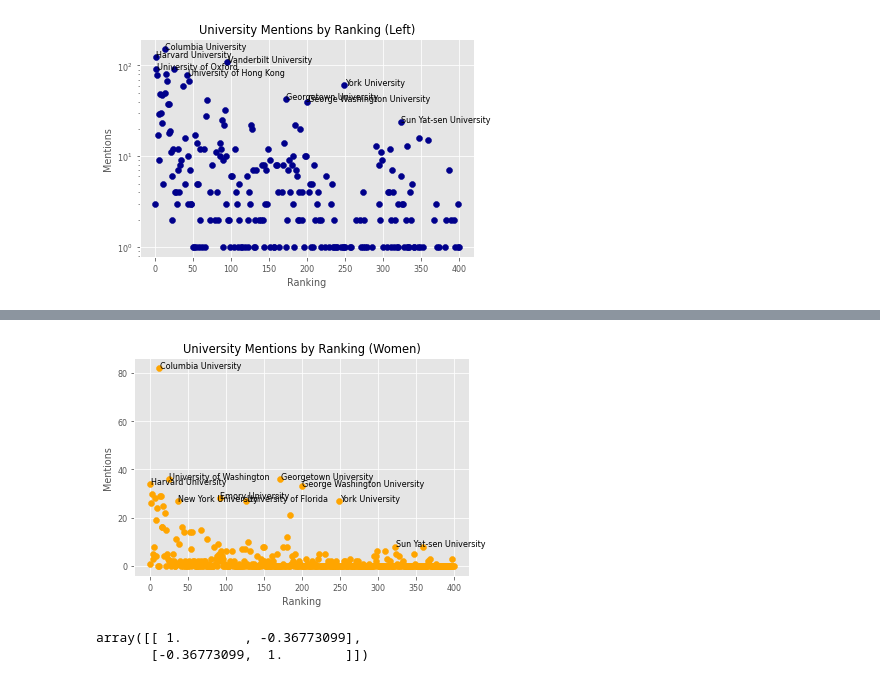
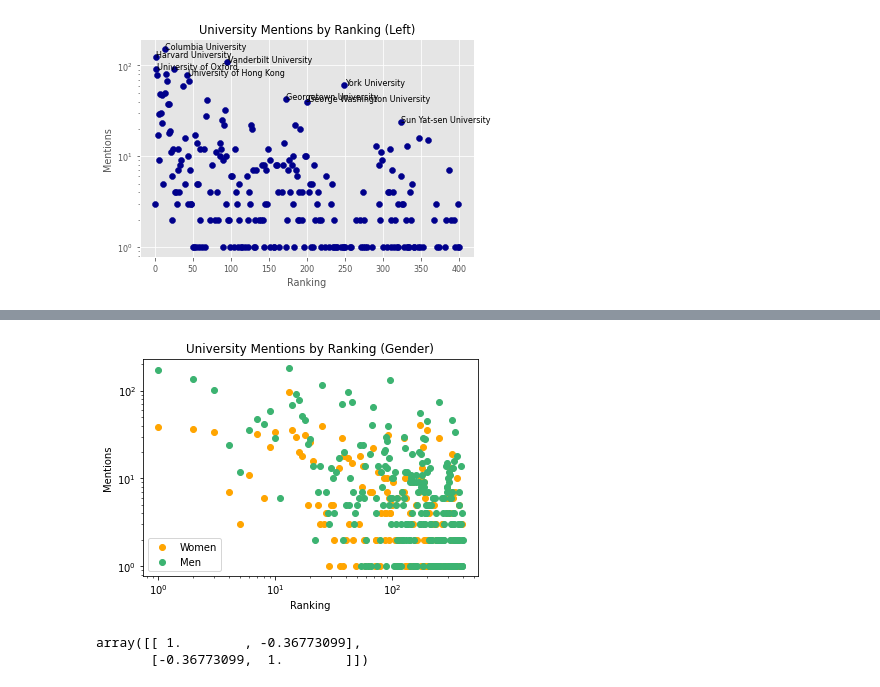
Before and after one commit to rebedorn/macro2, a Jupyter notebook: compare.ipynb, the cells around one changed output, grey strips where cells are left out. Drawn from its saved outputs; the diff is of its cells as text; code cells hidden in the pictures.

```diff
--- a/compare.ipynb
+++ b/compare.ipynb
@@ -1044,7 +1073,7 @@ print(df_slice.shape[0])
 # %%
 # count mentions
 
-times15 = pd.read_csv('timesData-2015rankings.csv')
+times15 = pd.read_csv('data/timesData-2015rankings.csv')
 for i in np.arange(201,402):
     times15.loc[i-1,"world_rank"]= i
 times15["c_total"] = 0; times15["c_breit"] = 0; times15["c_nyp"] = 0; times15["c_fox"] = 0;
@@ -1146,14 +1239,17 @@ plt.xticks(rotation=45)
 N = 401
 bins = pd.DataFrame([np.arange(8)]).T
 bins["range"] = 0
+times15["bin"] = 0
 for i in np.arange(0,8):
     if i == 0:
         df_slice = times15.loc[np.arange(i*50,50+i*50)]
         df_slice = df_slice[df_slice['c_total'] > 0]
+        times15.loc[np.arange(i*50,50+i*50),"bin"] = i
         bins.loc[i,"range"] = str((i*50,50+i*50))
     else:
         df_slice = times15.loc[np.arange(1+i*50,50+i*50)]
         df_slice = df_slice[df_slice['c_total'] > 0]
+        times15.loc[np.arange(1+i*50,50+i*50),"bin"] = i
         bins.loc[i,"range"] = str((1+i*50,50+i*50))
     bins.loc[i,"total"] = df_slice['c_total'].sum()
     bins.loc[i,"average"] = df_slice['c_total'].sum() / df_slice.shape[0]
@@ -1166,8 +1262,6 @@ plt.xlabel("Ranking Bin")
 plt.ylabel("Average Citations")
 plt.title("Average University Mentions (Binned)")
 plt.xticks(rotation=45)
-
-bins
 # %% [output]
 |  | range | total | average | med |
 | 0 | (0, 50) | 2984.0 | 63.489362 | 31.0 |
@@ -1204,8 +1300,8 @@ plt.pie(toplot,labels=['University','Government','Think Tank','Unknown'],autopct
   Text(-0.3880028389879558, -0.4576612250751493, '72.4%')])
 [figure]
 # %%
-total = whole_qse['female_t'].sum() + whole_qse['male_t'].sum() + whole_qse['andy_t'].sum() + whole_qse['unknown_t'].sum()
-toplot = [whole_qse['male_t'].sum()/total, whole_qse['female_t'].sum()/total,whole_qse['andy_t'].sum()/total, whole_qse['unknown_t'].sum()/total]
-plt.pie(toplot, colors=['mediumseagreen','orange','violet','skyblue'],labels=['Men','Women','Androgenous','Unknown'],autopct='%1.1f%%')
-plt.title('With Unknown')
+total = whole_qse['female_t'].sum() + whole_qse['male_t'].sum() + whole_qse['andy_t'].sum()
+toplot = [whole_qse['male_t'].sum()/total, whole_qse['female_t'].sum()/total,whole_qse['andy_t'].sum()/total,]
+plt.pie(toplot, colors=['mediumseagreen','orange','violet','skyblue'],labels=['Men','Women','Androgenous'],autopct='%1.1f%%')
+plt.title('Overall Gender Composition')
 # %% [output]
@@ -1291,11 +1429,13 @@ array([[ 1.        , -0.36773099],
 [figure]
 # %%
 # Ranking of mentions of women
-times15 = pd.read_csv('timesData-2015rankings.csv')
-for i in np.arange(201,402):
-    times15.loc[i-1,"world_rank"]= i
-times15["c_total"] = 0; times15["c_breit"] = 0; times15["c_nyp"] = 0; times15["c_fox"] = 0;
-times15["c_cnn"] = 0; times15["c_nyt"] = 0; times15["c_huff"] = 0# introduce column to count university mentions
+# Re-calculate according to gender
+
+#times15 = pd.read_csv('data/timesData-2015rankings.csv')
+#for i in np.arange(201,402):
+#    times15.loc[i-1,"world_rank"]= i
+times15["c_total_f"] = 0; times15["c_breit_f"] = 0; times15["c_nyp_f"] = 0; times15["c_fox_f"] = 0;
+times15["c_cnn_f"] = 0; times15["c_nyt_f"] = 0; times15["c_huff_f"] = 0# introduce column to count university mentions
 for i, x in times15.iterrows():
     univ = x.university_name
     total = 0
@@ -1303,20 +1443,54 @@ for i, x in times15.iterrows():
         df_slice = whole_educ_clean[whole_educ_clean.outlet == l]
         df_slice = df_slice[df_slice.educ_inst.str.contains(univ)]
         df_slice = df_slice[df_slice["female_t"] > 0]
-        times15.loc[i,"c_"+l.lower()] = df_slice.shape[0]
+        times15.loc[i,"c_"+l.lower()+"_f"] = df_slice.shape[0]
         total += df_slice.shape[0]
-    times15.loc[i,"c_total"] = total
+    times15.loc[i,"c_total_f"] = total
+times15["c_total_m"] = 0; times15["c_breit_m"] = 0; times15["c_nyp_m"] = 0; times15["c_fox_m"] = 0;
+times15["c_cnn_m"] = 0; times15["c_nyt_m"] = 0; times15["c_huff_m"] = 0# introduce column to count university mentions
+for i, x in times15.iterrows():
+    univ = x.university_name
+    total = 0
+    for l in ["BREIT","NYP","FOX","CNN","NYT","HUFF"]:
+        df_slice = whole_educ_clean[whole_educ_clean.outlet == l]
+        df_slice = df_slice[df_slice.educ_inst.str.contains(univ)]
+        df_slice = df_slice[df_slice["male_t"] > 0]
+        times15.loc[i,"c_"+l.lower()+"_m"] = df_slice.shape[0]
+        total += df_slice.shape[0]
+    times15.loc[i,"c_total_m"] = total
 
 N = 401
 fig, ax = plt.subplots()
-ax.scatter(times15.index,times15.c_huff + times15.c_nyt + times15.c_cnn,color='orange')
-for i, x in times15.iterrows():
-    if i in [13,1,25,37,92,127,172,200,249,323]:
-        plt.text(x=i+1, y=x.c_huff + x.c_nyt + x.c_cnn, s=x.university_name)
-    #plt.text(x=i+1, y=x.c_huff + x.c_nyt + x.c_cnn, s=i)
+ax.scatter(times15.index, times15.c_total_f,color='orange',label='Women')
+ax.scatter(times15.index, times15.c_total_m,color='mediumseagreen',label='Men')
 plt.xlabel("Ranking")
 plt.ylabel("Mentions")
-plt.title("University Mentions by Ranking (Women)")
-    #plt.text(x=i,y=x.c_total,s=i)
-np.corrcoef(times15.index,times15.c_huff + times15.c_nyt + times15.c_cnn)
+plt.title("University Mentions by Ranking (Gender)")
+ax.set_yscale('log')
+ax.legend(loc=3)
+ax.set_xscale('log')
+
+print("WOMEN")
+women_cit = pd.DataFrame([times15.index.values,times15.c_total_f.values]).T
+women_cit.columns = ['rank_', 'citations']
+print("Gini: ",gini(np.array(list(itertools.chain.from_iterable([[i]*x.citations for i, x in women_cit.iterrows()])))))
+print("WITH ZERO COUNTS")
+print("Spearman corr: ",scipy.stats.spearmanr(women_cit.rank_.values,women_cit.citations.values))
+print("Pearson corr: ",scipy.stats.pearsonr(women_cit.rank_.values,women_cit.citations.values))
+women_cit = women_cit[women_cit.citations > 0]
+print("WITHOUT ZERO COUNTS")
+print("Spearman corr: ",scipy.stats.spearmanr(women_cit.rank_.values,women_cit.citations.values))
+print("Pearson corr:",pearsonr(women_cit.rank_.values,women_cit.citations))
+
+print("\nMEN")
+men_cit = pd.DataFrame([times15.index.values,times15.c_total_m.values]).T
+men_cit.columns = ['rank_', 'citations']
+print("Gini: ",gini(np.array(list(itertools.chain.from_iterable([[i]*x.citations for i, x in men_cit.iterrows()])))))
+print("WITH ZERO COUNTS")
+print("Spearman corr: ",scipy.stats.spearmanr(men_cit.rank_.values,men_cit.citations.values))
+print("Pearson corr: ",scipy.stats.pearsonr(men_cit.rank_.values,men_cit.citations.values))
+men_cit = men_cit[men_cit.citations > 0]
+print("WITHOUT ZERO COUNTS")
+print("Spearman corr: ",scipy.stats.spearmanr(men_cit.rank_.values,men_cit.citations.values))
+print("Pearson corr:",pearsonr(men_cit.rank_.values,men_cit.citations))
 # %% [output]
@@ -1325,4 +1514,4 @@ array([[ 1.        , -0.34967249],
-[figure, old version]
+[figure, new version]
 # %%
 # Ranking of mentions of women
 times15 = pd.read_csv('timesData-2015rankings.csv')
```
Also changed, not shown: parts of 19 cells of this notebook.
